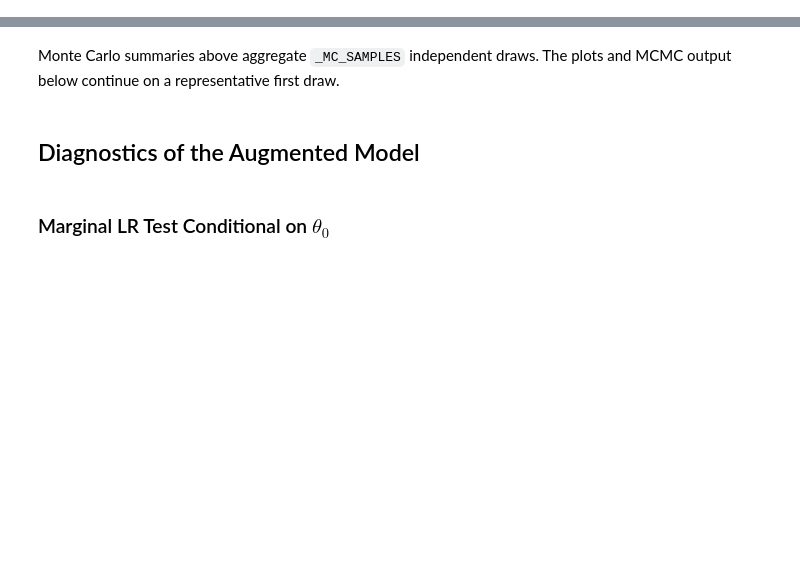
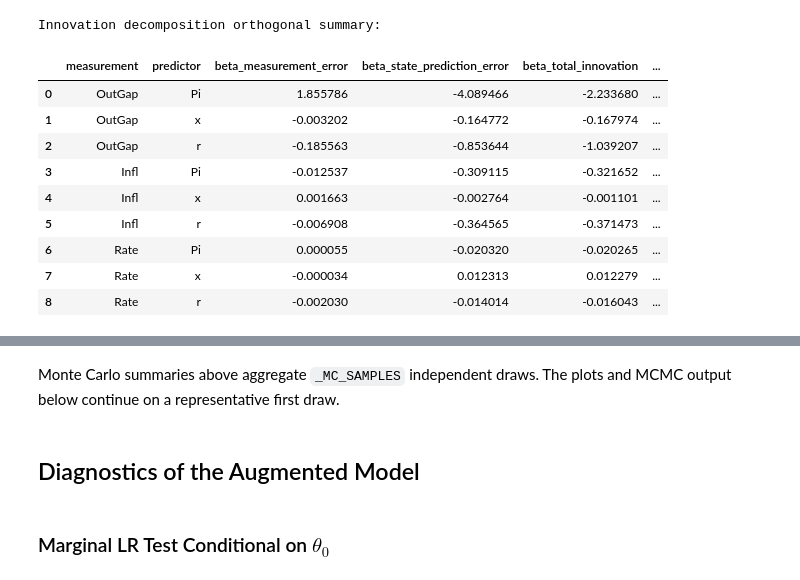
Before and after one commit to GongJr0/sdsge-scripts, a Jupyter notebook: misspec_tests/r1_known.ipynb, the cells around one changed output, grey strips where cells are left out. Saved outputs shown, nothing was run; the diff lists cells and outputs as text; code cells hidden in the pictures; blank space fills up the shorter version.

```diff
--- a/misspec_tests/r1_known.ipynb
+++ b/misspec_tests/r1_known.ipynb
@@ -35,6 +35,6 @@ _MEAS_ERR_SCALE = 0.01
 _MC_SAMPLES = 100_000
 _MC_ALPHA = 0.05
 _MC_SUMMARY_ONLY = False
-_MC_INCLUDE_BY_PREDICTOR = True
+_MC_INCLUDE_BY_PREDICTOR = False
 _FIGSIZE_1D = (10, 6)
 _FIGSIZE_2D = (12, 6)
@@ -188,0 +231,15 @@ _sort_summary(mc_reference["innovation_decomposition_raw_summary"]).round(3)
+# %%
+print("Innovation decomposition orthogonal summary:")
+_sort_summary(mc_reference["innovation_decomposition_orthogonalized_summary"])
+# %% [output]
+Innovation decomposition orthogonal summary:
+|  | measurement | predictor | beta_measurement_error | beta_state_prediction_error | beta_total_innovation | ... |
+| 0 | OutGap | Pi | 1.855786 | -4.089466 | -2.233680 | ... |
+| 1 | OutGap | x | -0.003202 | -0.164772 | -0.167974 | ... |
+| 2 | OutGap | r | -0.185563 | -0.853644 | -1.039207 | ... |
+| 3 | Infl | Pi | -0.012537 | -0.309115 | -0.321652 | ... |
+| 4 | Infl | x | 0.001663 | -0.002764 | -0.001101 | ... |
+| 5 | Infl | r | -0.006908 | -0.364565 | -0.371473 | ... |
+| 6 | Rate | Pi | 0.000055 | -0.020320 | -0.020265 | ... |
+| 7 | Rate | x | -0.000034 | 0.012313 | 0.012279 | ... |
+| 8 | Rate | r | -0.002030 | -0.014014 | -0.016043 | ... |
```
Also changed, not shown: parts of 15 cells of this notebook, 20 other files.
